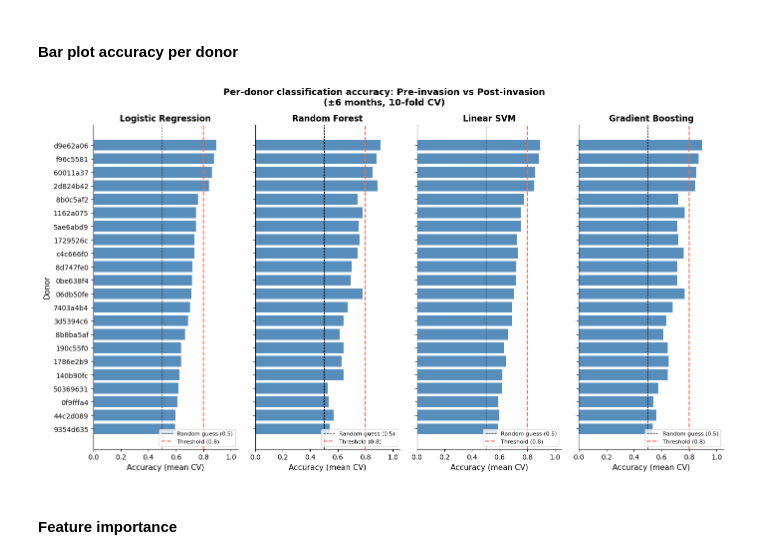
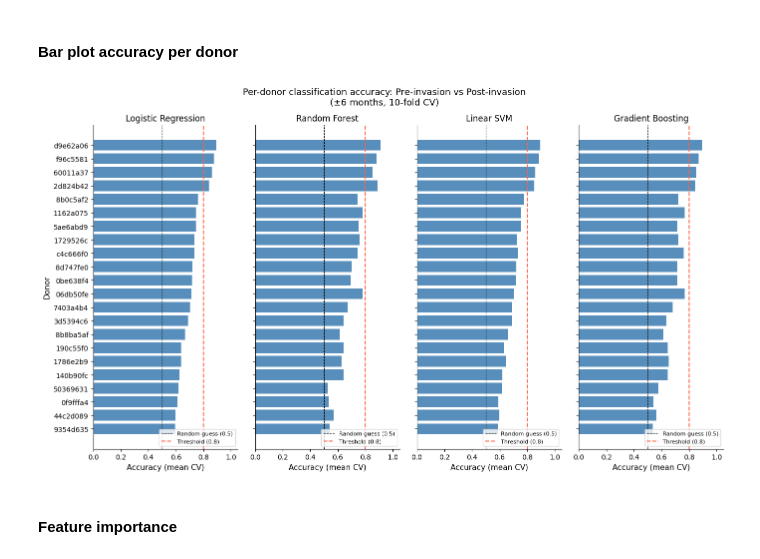
Before and after one commit to sashasymko/digital-footprint-of-war, a Jupyter notebook: 02_rq1/03_classification/01_binary_classification.ipynb, the cells around one changed output. Saved outputs shown, nothing was run; the diff lists cells and outputs as text; code cells hidden in the pictures.

```diff
--- a/02_rq1/03_classification/01_binary_classification.ipynb
+++ b/02_rq1/03_classification/01_binary_classification.ipynb
@@ -229,31 +229,31 @@ display(summary)
 # %%
 model_names = list(models.keys())
 n_models = len(model_names)
 
 fig, axes = plt.subplots(1, n_models, figsize=(3.5 * n_models, 8), sharey=True)
 
 for ax, model_name in zip(axes, model_names):
     df_m = results_df[results_df['model'] == model_name].sort_values('cv_mean')
 
     ax.barh(df_m['donor_short'], df_m['cv_mean'], color='steelblue', alpha=0.9)
     ax.axvline(0.5, color='black', linewidth=0.8, linestyle='--', label='Random guess (0.5)')
 
     ax.axvline(threshold, color='tomato', linewidth=1.5, linestyle='--', label=f'Threshold ({threshold})')
 
     ax.set_xlabel('Accuracy (mean CV)', fontsize=11)
-    ax.set_title(model_name, fontsize=12, fontweight='bold')
+    ax.set_title(model_name, fontsize=12)
     ax.set_xlim(0, 1.05)
     ax.legend(fontsize=8, loc='lower right')
     ax.spines[['top', 'right']].set_visible(False)
 
 
 axes[0].set_ylabel('Donor', fontsize=11)
 plt.suptitle('Per-donor classification accuracy: Pre-invasion vs Post-invasion\n'
-             f'(±6 months, {cv_folds}-fold CV)', fontsize=13, fontweight='bold')
+             f'(±6 months, {cv_folds}-fold CV)', fontsize=13)
 plt.tight_layout()
 plt.show()
 # %% [output]
-[figure, old version]
+[figure, new version]
 # %% [markdown]
 #### Feature importance
 # %%
```
Also changed, not shown: parts of 1 cell of this notebook, 12 other files.
